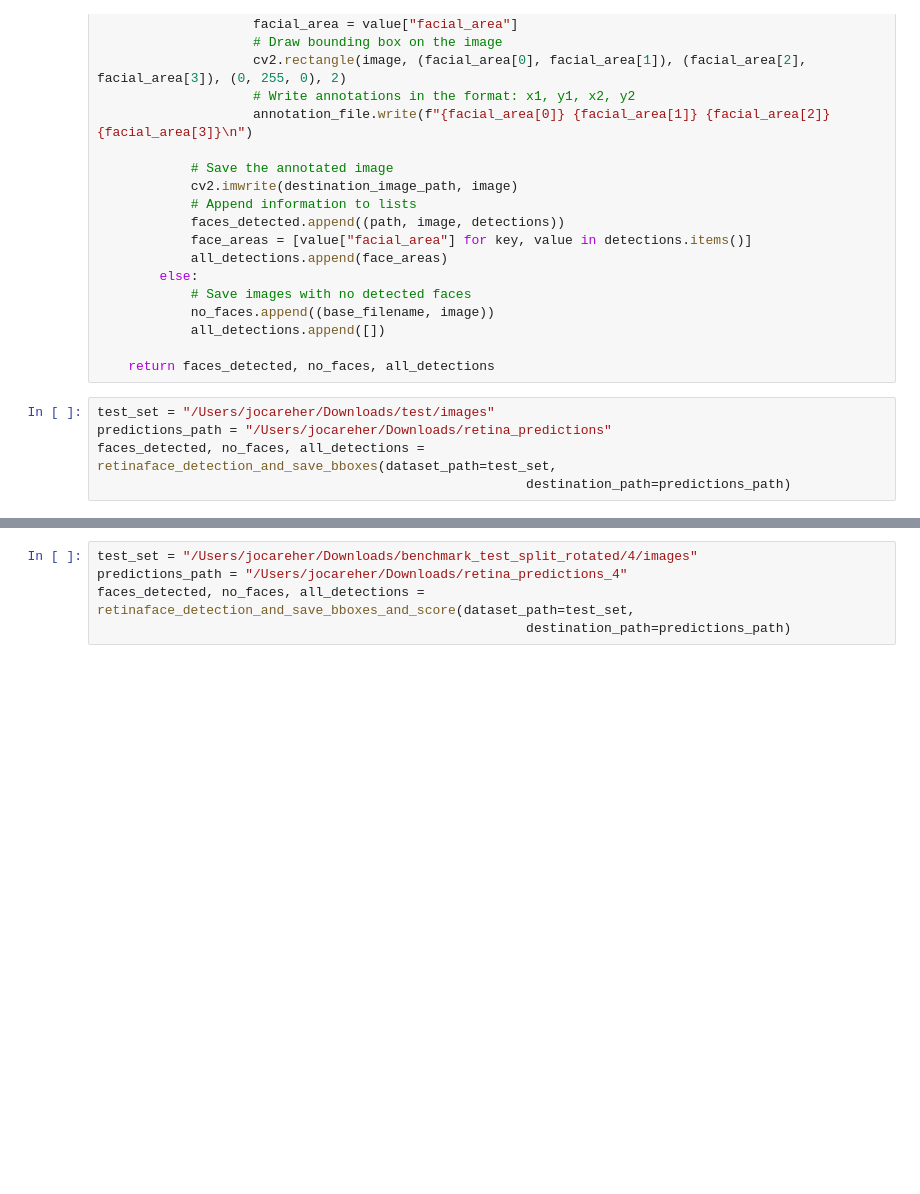
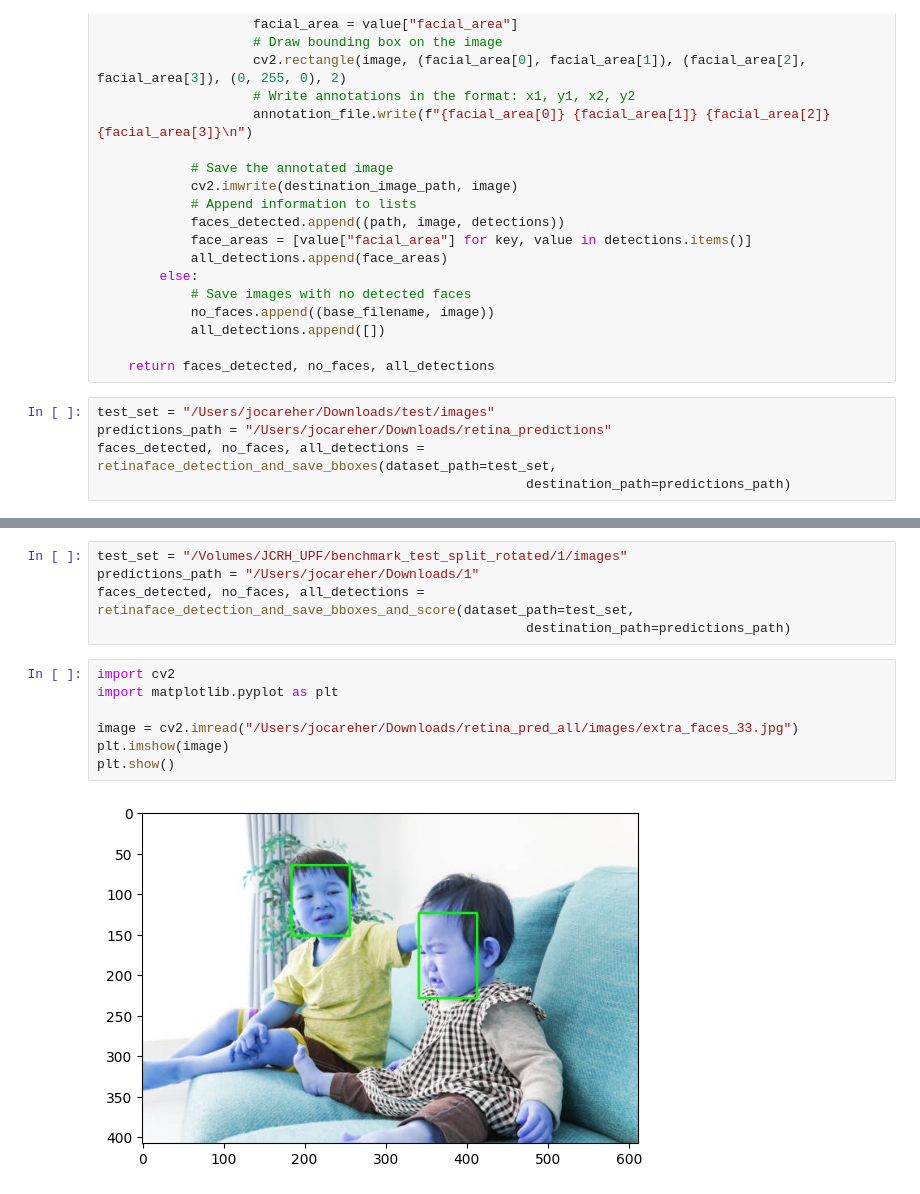
Before and after one commit to Jocareher/baby_face_detection, a Jupyter notebook: notebooks/retinaface.ipynb, the cells around one changed output, grey strips where cells are left out. Cells and saved outputs as stored; diff of their text form; blank space fills up the shorter version.

```diff
--- a/notebooks/retinaface.ipynb
+++ b/notebooks/retinaface.ipynb
@@ -122,7 +122,16 @@ def retinaface_detection_and_save_bboxes_and_score(dataset_path: str, destinatio
 
     return faces_detected, no_faces, all_detections
 # %%
-test_set = "/Users/jocareher/Downloads/benchmark_test_split_rotated/4/images"
-predictions_path = "/Users/jocareher/Downloads/retina_predictions_4"
+test_set = "/Volumes/JCRH_UPF/benchmark_test_split_rotated/1/images"
+predictions_path = "/Users/jocareher/Downloads/1"
 faces_detected, no_faces, all_detections = retinaface_detection_and_save_bboxes_and_score(dataset_path=test_set,
                                                        destination_path=predictions_path)
+# %%
+import cv2
+import matplotlib.pyplot as plt
+
+image = cv2.imread("/Users/jocareher/Downloads/retina_pred_all/images/extra_faces_33.jpg")
+plt.imshow(image)
+plt.show()
+# %% [output]
+[figure, added]
```
Also changed, not shown: parts of 1 cell of this notebook, 4 other files.
